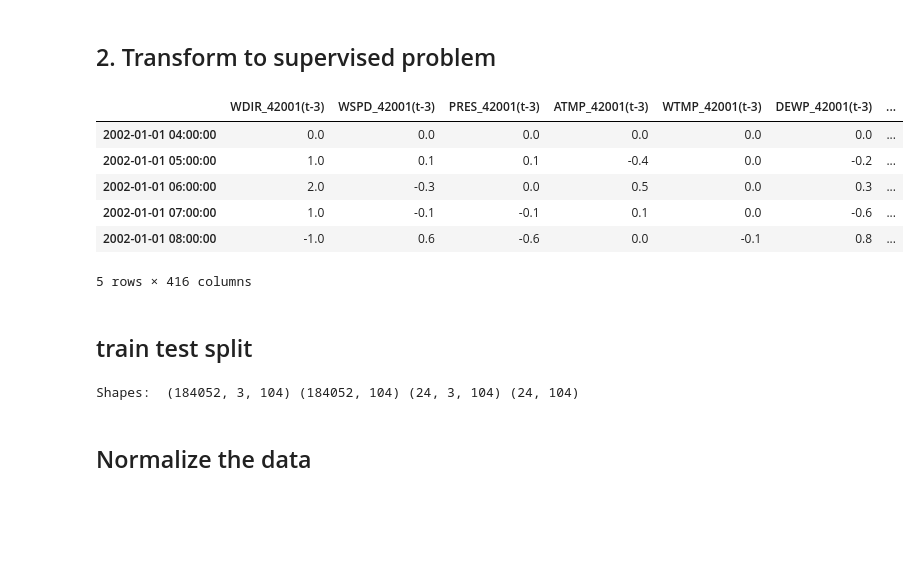
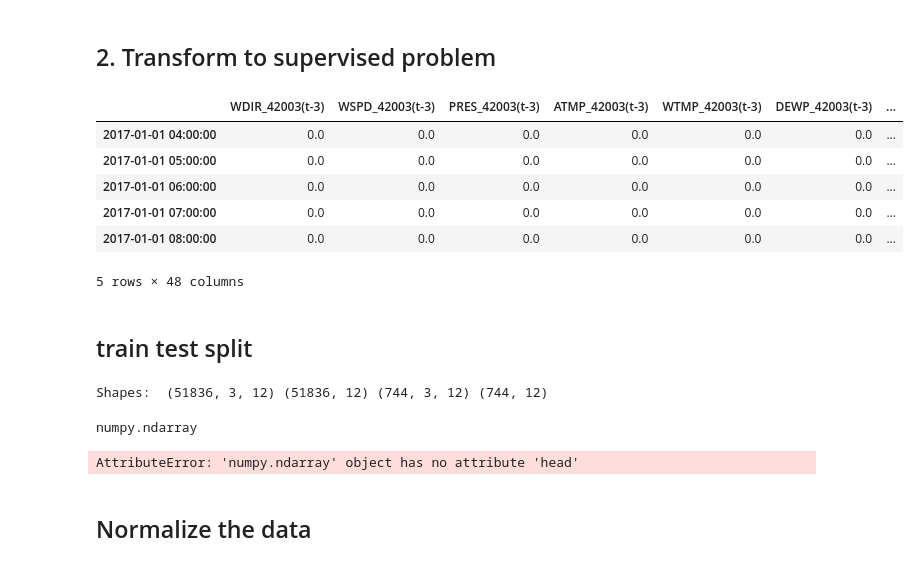
Before and after one commit to elsandner/Master_Project, a Jupyter notebook: mlm_experiment.ipynb, the cells around one changed output. Cells and saved outputs as stored; diff of their text form; code cells hidden in the pictures; blank space fills up the shorter version.

```diff
--- a/mlm_experiment.ipynb
+++ b/mlm_experiment.ipynb
@@ -137,11 +141,13 @@ def build_UI():
 # %% [markdown]
 ## Optional: use hardcoded variables instead
 # %%
-DATAFILE = "dataset_GOM_1_A_A.pickle"
+DATAFILE = "42003_stage_0.pickle"
+N_IN=3
+N_OUT=1
 STATIONARY_SHIFT = 1
-N_TEST_HOURS = 24
-MODEL_NAME = "transformer"
-ALPHA = 0
+N_TEST_HOURS = 31*24 #(One month)
+MODEL_NAME = "LSTM_2"
+ALPHA = 1
 # %%
 print(f"Datafile: {DATAFILE}")
 print(f"Alpha: {ALPHA}")
@@ -205,20 +214,24 @@ data_stationary.head()
 # %% [markdown]
 ## 2. Transform to supervised problem
 # %%
-data_supervised = DP.data_to_supervised(data_stationary, n_in=3)
+data_supervised = DP.data_to_supervised(data_stationary, n_in=N_IN, n_out=N_OUT)
 data_supervised.head()
 # %% [output]
-|  | WDIR_42001(t-3) | WSPD_42001(t-3) | PRES_42001(t-3) | ATMP_42001(t-3) | WTMP_42001(t-3) | DEWP_42001(t-3) | ... |
-| 2002-01-01 04:00:00 | 0.0 | 0.0 | 0.0 | 0.0 | 0.0 | 0.0 | ... |
-| 2002-01-01 05:00:00 | 1.0 | 0.1 | 0.1 | -0.4 | 0.0 | -0.2 | ... |
-| 2002-01-01 06:00:00 | 2.0 | -0.3 | 0.0 | 0.5 | 0.0 | 0.3 | ... |
-| 2002-01-01 07:00:00 | 1.0 | -0.1 | -0.1 | 0.1 | 0.0 | -0.6 | ... |
-| 2002-01-01 08:00:00 | -1.0 | 0.6 | -0.6 | 0.0 | -0.1 | 0.8 | ... |
+|  | WDIR_42003(t-3) | WSPD_42003(t-3) | PRES_42003(t-3) | ATMP_42003(t-3) | WTMP_42003(t-3) | DEWP_42003(t-3) | ... |
+| 2017-01-01 04:00:00 | 0.0 | 0.0 | 0.0 | 0.0 | 0.0 | 0.0 | ... |
+| 2017-01-01 05:00:00 | 0.0 | 0.0 | 0.0 | 0.0 | 0.0 | 0.0 | ... |
+| 2017-01-01 06:00:00 | 0.0 | 0.0 | 0.0 | 0.0 | 0.0 | 0.0 | ... |
+| 2017-01-01 07:00:00 | 0.0 | 0.0 | 0.0 | 0.0 | 0.0 | 0.0 | ... |
+| 2017-01-01 08:00:00 | 0.0 | 0.0 | 0.0 | 0.0 | 0.0 | 0.0 | ... |
-5 rows × 416 columns
+5 rows × 48 columns
 # %% [markdown]
 ## train test split
 # %%
 train_X, train_y, test_X, test_y = DP.train_test_split(data_supervised, N_TEST_HOURS)
 print("Shapes: ", train_X.shape, train_y.shape, test_X.shape, test_y.shape)
 # %% [output]
-Shapes:  (184052, 3, 104) (184052, 104) (24, 3, 104) (24, 104)
+Shapes:  (51836, 3, 12) (51836, 12) (744, 3, 12) (744, 12)
+# %%
+type(train_y)
+# %% [output]
+numpy.ndarray
@@ -225,3 +245,7 @@ Shapes:  (184052, 3, 104) (184052, 104) (24, 3, 104) (24, 104)
+# %%
+train_X.head()
+# %% [output]
+AttributeError: 'numpy.ndarray' object has no attribute 'head'
 # %% [markdown]
 ## Normalize the data
 # %%
```
Also changed, not shown: parts of 8 cells of this notebook, 7 other files.
